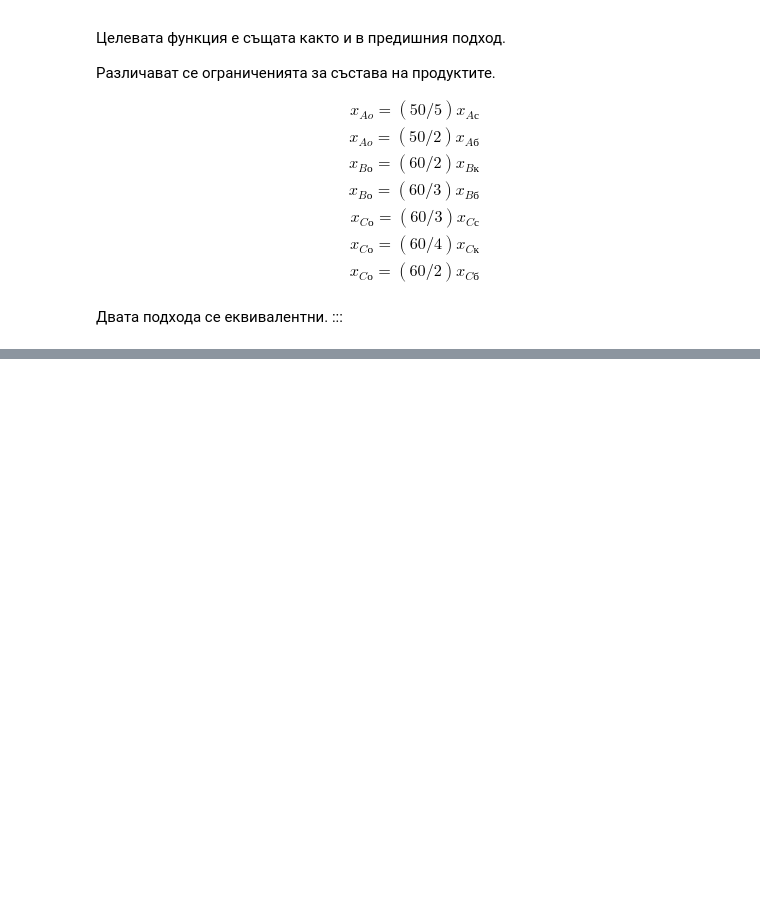
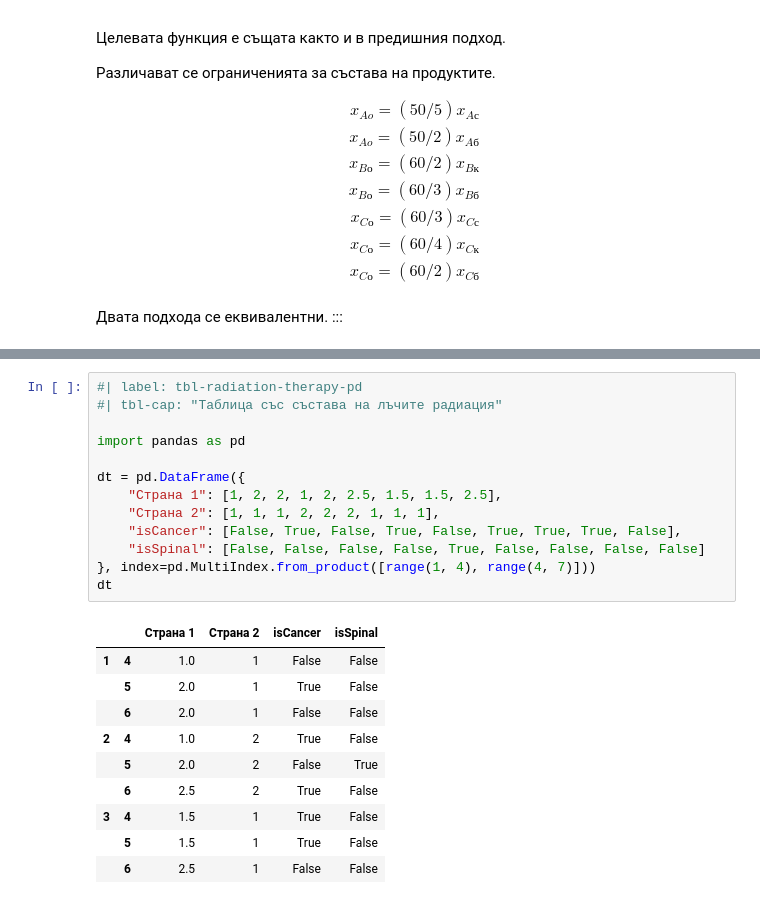
Before and after one commit to febse/opt2024, a Jupyter notebook: 00-Assignments/assignments.ipynb, the cells around one changed output, grey strips where cells are left out. Cells and saved outputs as stored; diff of their text form; blank space fills up the shorter version.

```diff
--- a/00-Assignments/assignments.ipynb
+++ b/00-Assignments/assignments.ipynb
@@ -1070 +1217,25 @@ $$
 :::
+# %%
+#| label: tbl-radiation-therapy-pd
+#| tbl-cap: "Таблица със състава на лъчите радиация"
+
+import pandas as pd
+
+dt = pd.DataFrame({
+    "Страна 1": [1, 2, 2, 1, 2, 2.5, 1.5, 1.5, 2.5],
+    "Страна 2": [1, 1, 1, 2, 2, 2, 1, 1, 1],
+    "isCancer": [False, True, False, True, False, True, True, True, False],
+    "isSpinal": [False, False, False, False, True, False, False, False, False]
+}, index=pd.MultiIndex.from_product([range(1, 4), range(4, 7)]))
+dt
+# %% [output]
+|  |  | Страна 1 | Страна 2 | isCancer | isSpinal |
+| 1 | 4 | 1.0 | 1 | False | False |
+|  | 5 | 2.0 | 1 | True | False |
+|  | 6 | 2.0 | 1 | False | False |
+| 2 | 4 | 1.0 | 2 | True | False |
+|  | 5 | 2.0 | 2 | False | True |
+|  | 6 | 2.5 | 2 | True | False |
+| 3 | 4 | 1.5 | 1 | True | False |
+|  | 5 | 1.5 | 1 | True | False |
+|  | 6 | 2.5 | 1 | False | False |
```
Also changed, not shown: parts of 28 cells of this notebook.
